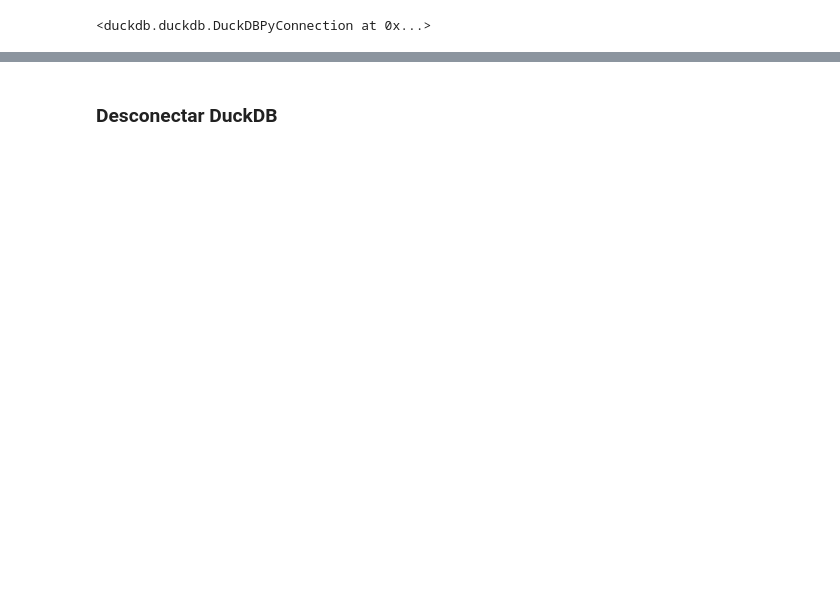
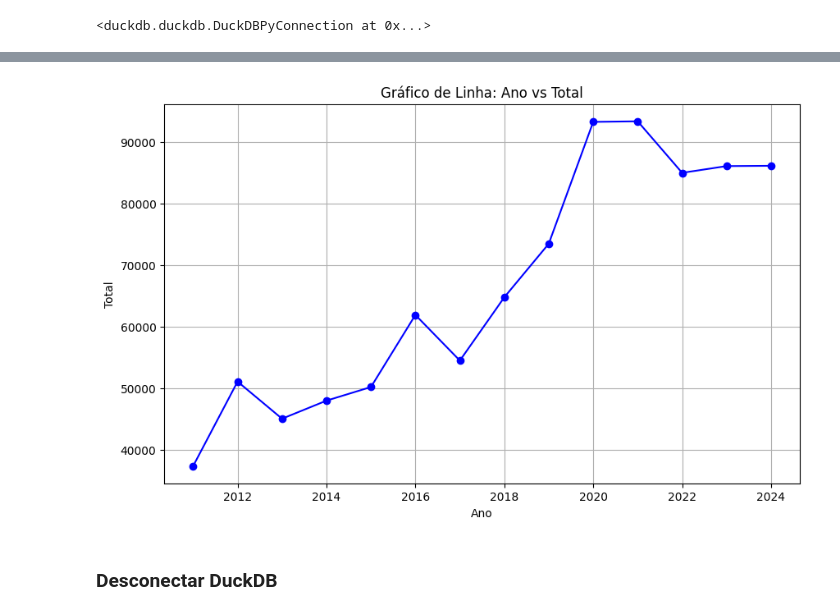
Before and after one commit to profdanilosantos/duckdb_data_saturday_2024_vitoria, a Jupyter notebook: main.ipynb, the cells around one changed output, grey strips where cells are left out. Saved outputs shown, nothing was run; the diff lists cells and outputs as text; code cells hidden in the pictures; blank space fills up the shorter version.

```diff
--- a/main.ipynb
+++ b/main.ipynb
@@ -715,3 +754,29 @@ result_df.head()
+# %%
+query = '''
+        SELECT
+            CAST(
+                SUBSTRING(CAST(data_inicio_atividade AS VARCHAR), 1,4) AS INTEGER
+            ) AS ano,
+            COUNT(*) as total
+    FROM silver_estabelecimento
+    GROUP BY ALL
+    ORDER BY 1
+    '''
+df = conn.execute(query).fetchdf()
+df.head()
+
+# Filtrando
+df_filtrado = df[df['ano'] > 2010]
+
+# Criando o gráfico de linha
+plt.figure(figsize=(10, 6))
+plt.plot(df_filtrado['ano'], df_filtrado['total'], marker='o', linestyle='-', color='b')
+plt.xlabel('Ano')
+plt.ylabel('Total')
+plt.title('Gráfico de Linha: Ano vs Total')
+plt.grid(True)
+# %% [output]
+[figure, added]
 # %% [markdown]
 ### Desconectar DuckDB
 # %%
```
Also changed, not shown: parts of 11 cells of this notebook, 1 other file.
